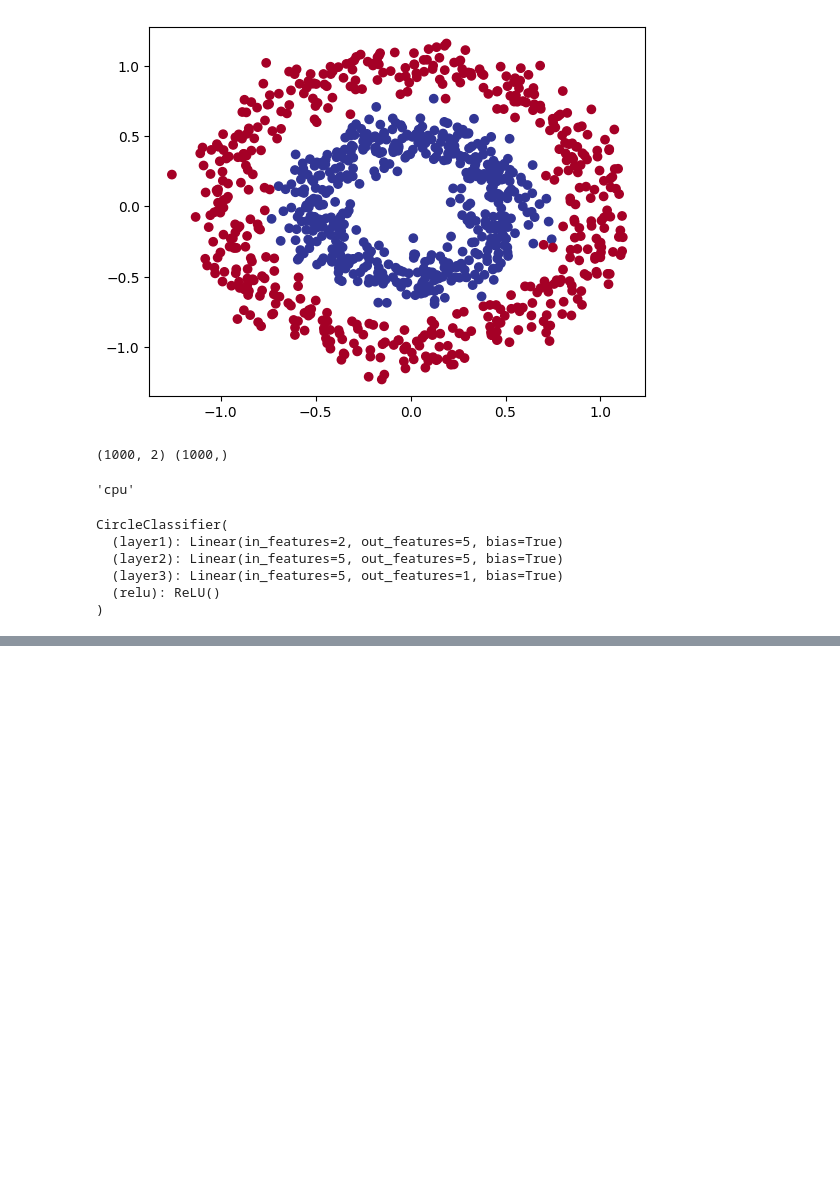
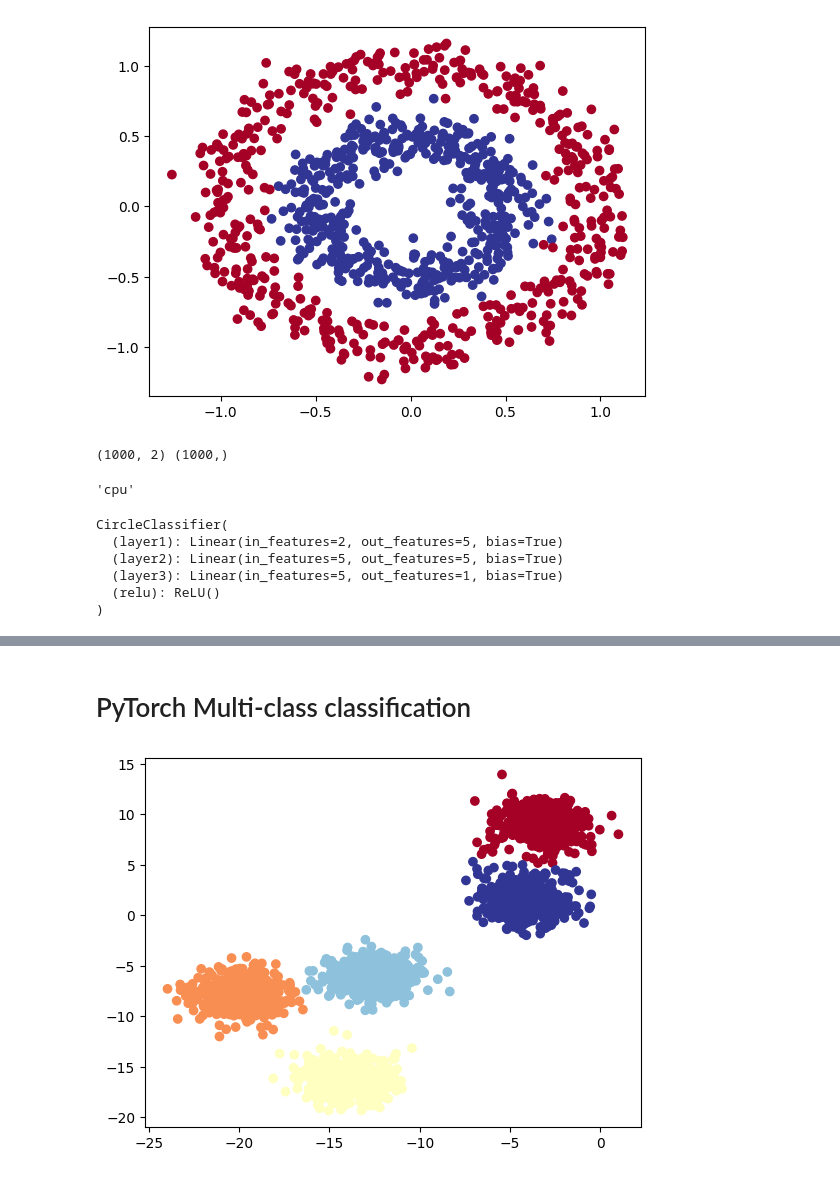
Before and after one commit to JohnYCLam/MachineLearning, a Jupyter notebook: PyTorch_Learning.ipynb, the cells around one changed output, grey strips where cells are left out. Saved outputs shown, nothing was run; the diff lists cells and outputs as text; code cells hidden in the pictures; blank space fills up the shorter version.

```diff
--- a/PyTorch_Learning.ipynb
+++ b/PyTorch_Learning.ipynb
@@ -343,0 +366,28 @@ CircleClassifier(
+# %% [markdown]
+# PyTorch Multi-class classification
+# %%
+import matplotlib.pyplot as plt
+from sklearn.datasets import make_blobs
+
+n_samples = 2000
+num_features = 2
+num_classes = 5
+noise = 1.3
+seed = 1
+lower = -20
+upper = 20
+
+X, y = make_blobs(n_samples = n_samples,
+    n_features = num_features, # X features
+    centers = num_classes, # y labels
+    cluster_std = noise, # give the clusters a little shake up (try changing this to 1.0, the default)
+    random_state = seed,
+    center_box = (lower, upper)
+
+)
+
+fig, ax = plt.subplots()
+plt.scatter(X[:, 0], X[:, 1], c = y, cmap = plt.cm.RdYlBu)
+plt.show()
+# %% [output]
+[figure, added]
```
Also changed, not shown: parts of 32 cells of this notebook.
